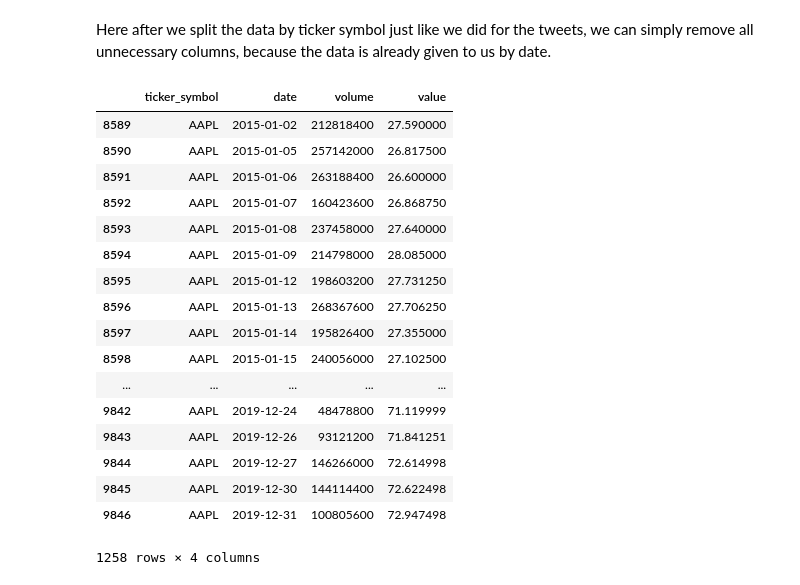
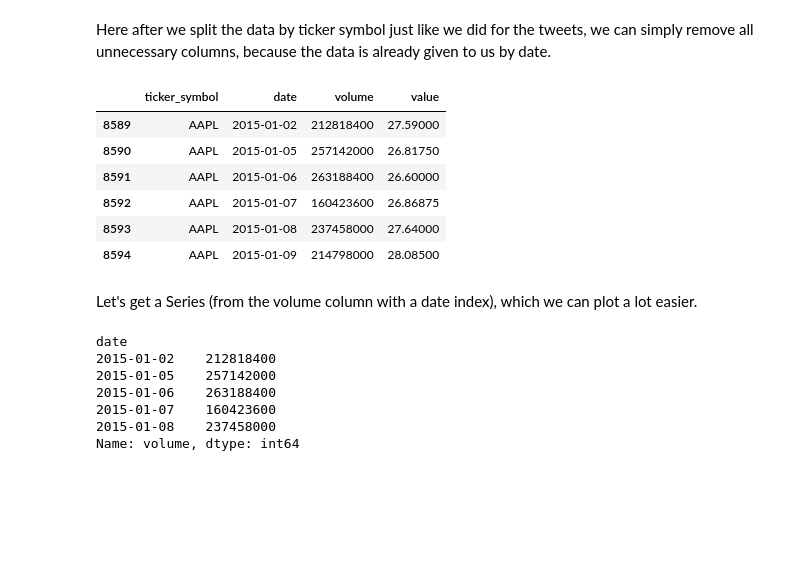
Before and after one commit to Kaloyan-Dimitrov/softuni-data-science-final-project, a Jupyter notebook: Tweets and a company's market value.ipynb, the cells around one changed output. Drawn from its saved outputs; the diff is of its cells as text; code cells hidden in the pictures; blank space fills up the shorter version.

```diff
--- a/Tweets and a company's market value.ipynb
+++ b/Tweets and a company's market value.ipynb
@@ -446,23 +451,25 @@ This gives us exactly what we want. We know which dataframe corresponds to which
 Here after we split the data by ticker symbol just like we did for the tweets, we can simply remove all unnecessary columns, because the data is already given to us by date.
 # %%
 stocks_by_company = split_by_ticker(stocks)
-stocks_by_company[0]
+stocks_by_company[0].head(6)
 # %% [output]
 |  | ticker_symbol | date | volume | value |
-| 8589 | AAPL | 2015-01-02 | 212818400 | 27.590000 |
-| 8590 | AAPL | 2015-01-05 | 257142000 | 26.817500 |
-| 8591 | AAPL | 2015-01-06 | 263188400 | 26.600000 |
-| 8592 | AAPL | 2015-01-07 | 160423600 | 26.868750 |
-| 8593 | AAPL | 2015-01-08 | 237458000 | 27.640000 |
-| 8594 | AAPL | 2015-01-09 | 214798000 | 28.085000 |
-| 8595 | AAPL | 2015-01-12 | 198603200 | 27.731250 |
-| 8596 | AAPL | 2015-01-13 | 268367600 | 27.706250 |
-| 8597 | AAPL | 2015-01-14 | 195826400 | 27.355000 |
-| 8598 | AAPL | 2015-01-15 | 240056000 | 27.102500 |
-| ... | ... | ... | ... | ... |
-| 9842 | AAPL | 2019-12-24 | 48478800 | 71.119999 |
-| 9843 | AAPL | 2019-12-26 | 93121200 | 71.841251 |
-| 9844 | AAPL | 2019-12-27 | 146266000 | 72.614998 |
-| 9845 | AAPL | 2019-12-30 | 144114400 | 72.622498 |
-| 9846 | AAPL | 2019-12-31 | 100805600 | 72.947498 |
+| 8589 | AAPL | 2015-01-02 | 212818400 | 27.59000 |
+| 8590 | AAPL | 2015-01-05 | 257142000 | 26.81750 |
+| 8591 | AAPL | 2015-01-06 | 263188400 | 26.60000 |
+| 8592 | AAPL | 2015-01-07 | 160423600 | 26.86875 |
+| 8593 | AAPL | 2015-01-08 | 237458000 | 27.64000 |
+| 8594 | AAPL | 2015-01-09 | 214798000 | 28.08500 |
-1258 rows × 4 columns
+# %% [markdown]
+Let's get a Series (from the volume column with a date index), which we can plot a lot easier.
+# %%
+volume_stocks_by_date = [stock_by_company.set_index("date")["volume"] for stock_by_company in stocks_by_company]
+volume_stocks_by_date[0].head(5)
+# %% [output]
+date
+2015-01-02    212818400
+2015-01-05    257142000
+2015-01-06    263188400
+2015-01-07    160423600
+2015-01-08    237458000
+Name: volume, dtype: int64
```
Also changed, not shown: parts of 25 cells of this notebook.
